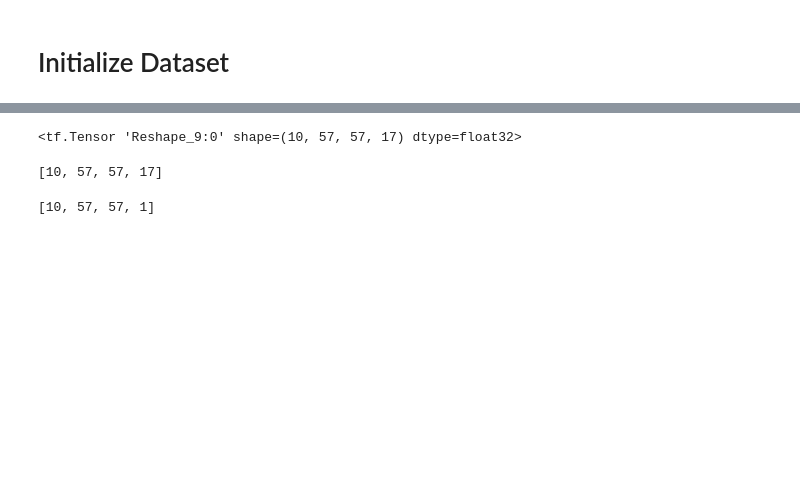
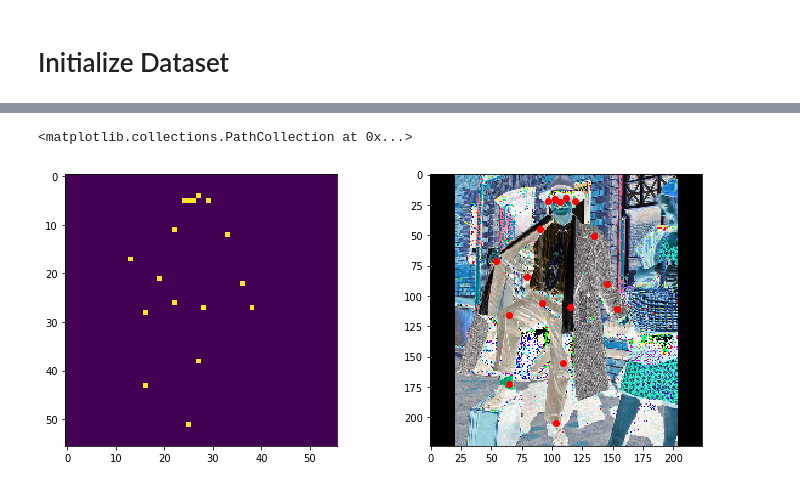
Before and after one commit to gyw0228/MegaNet, a Jupyter notebook: notebooks/KyleNet.ipynb, the cells around one changed output, grey strips where cells are left out. Cells and saved outputs as stored; diff of their text form; code cells hidden in the pictures; blank space fills up the shorter version.

```diff
--- a/notebooks/KyleNet.ipynb
+++ b/notebooks/KyleNet.ipynb
@@ -329,24 +90,0 @@ except tf.errors.OutOfRangeError:
-# %%
-BATCH_SIZE = 10
-D = 225
-images = tf.placeholder(tf.float32, (BATCH_SIZE,D,D,3))
-is_training = tf.placeholder(tf.bool)
-
-resnet_v2 = tf.contrib.slim.nets.resnet_v2
-with slim.arg_scope(resnet_v2.resnet_arg_scope()):
-    logits, endpoints = resnet_v2.resnet_v2_50(
-        inputs=images,
-        num_classes=10,
-        is_training=is_training,
-        reuse=None,
-        output_stride=16,
-        scope='resnet_v2_50'
-        )
-
-# model_path = 'checkpoints/resnet_v2_50.ckpt'
-# assert(os.path.isfile(model_path))
-# # Backbone Variables - remember to exclude all variables above backbone (including block4 and logits)
-# variables_to_restore = tf.contrib.framework.get_variables_to_restore(exclude=['resnet_v2_50/block4','resnet_v2_50/postnorm','resnet_v2_50/logits'])
-# # Head variables
-# # Note: We would need another set of variables and another initializer to capture the logits as well
-# other_variables = tf.contrib.framework.get_variables('resnet_v2_50/block4')
@@ -575,8 +307,0 @@ def keypointPredictionAccuracy(pred_pts, true_pts, labels, threshold):
-# %%
-ACC_THRESHOLD = 5.0
-pred_pts = KeypointPrediction(kpt_masks, 128)
-pred_mask = tf.random_uniform([10,128,128,1],0,2,tf.int32) # fake mask
-mask_accuracy = MaskAccuracy(pred_mask, masks)
-kp_accuracy = keypointPredictionAccuracy(pred_pts, pts, labels, ACC_THRESHOLD)
-I, M, KM, kPts, L, pPts, rP, kp_acc, m_acc = sess.run(
-    [images, masks, kpt_masks, pts, labels, pred_pts, ptsRev, kp_accuracy, mask_accuracy])
@@ -611,15 +307,0 @@ plt.show()
-# %%
-shape_dims = keypoint_head.shape.as_list()
-tf.reshape(tf.nn.softmax(
-        tf.reshape(keypoint_head, [-1,shape_dims[1]*shape_dims[2],17]), dim=1),
-           shape_dims)
-# %% [output]
-<tf.Tensor 'Reshape_9:0' shape=(10, 57, 57, 17) dtype=float32>
-# %%
-keypoint_head.shape.as_list()
-# %% [output]
-[10, 57, 57, 17]
-# %%
-mask_head.shape.as_list()
-# %% [output]
-[10, 57, 57, 1]
@@ -625,0 +323,13 @@ mask_head.shape.as_list()
+# %%
+I,M,KPM,KP,L = sess.run([images, masks, kpt_masks, pts, labels])
+KPM[0,0,:,:] = 0
+KPM[0,:,0,:] = 0
+plt.figure(figsize=[12,5])
+plt.subplot(1,2,1)
+plt.imshow(np.sum(KPM[0],axis=2))
+plt.subplot(1,2,2)
+plt.imshow(I[0])
+plt.scatter((D/d)*KP[0][0,0,:],(D/d)*KP[0][0,1,:],c="r")
+# %% [output]
+<matplotlib.collections.PathCollection at 0x...>
+[figure, added]
```
Also changed, not shown: parts of 19 cells of this notebook, 2 other files.
